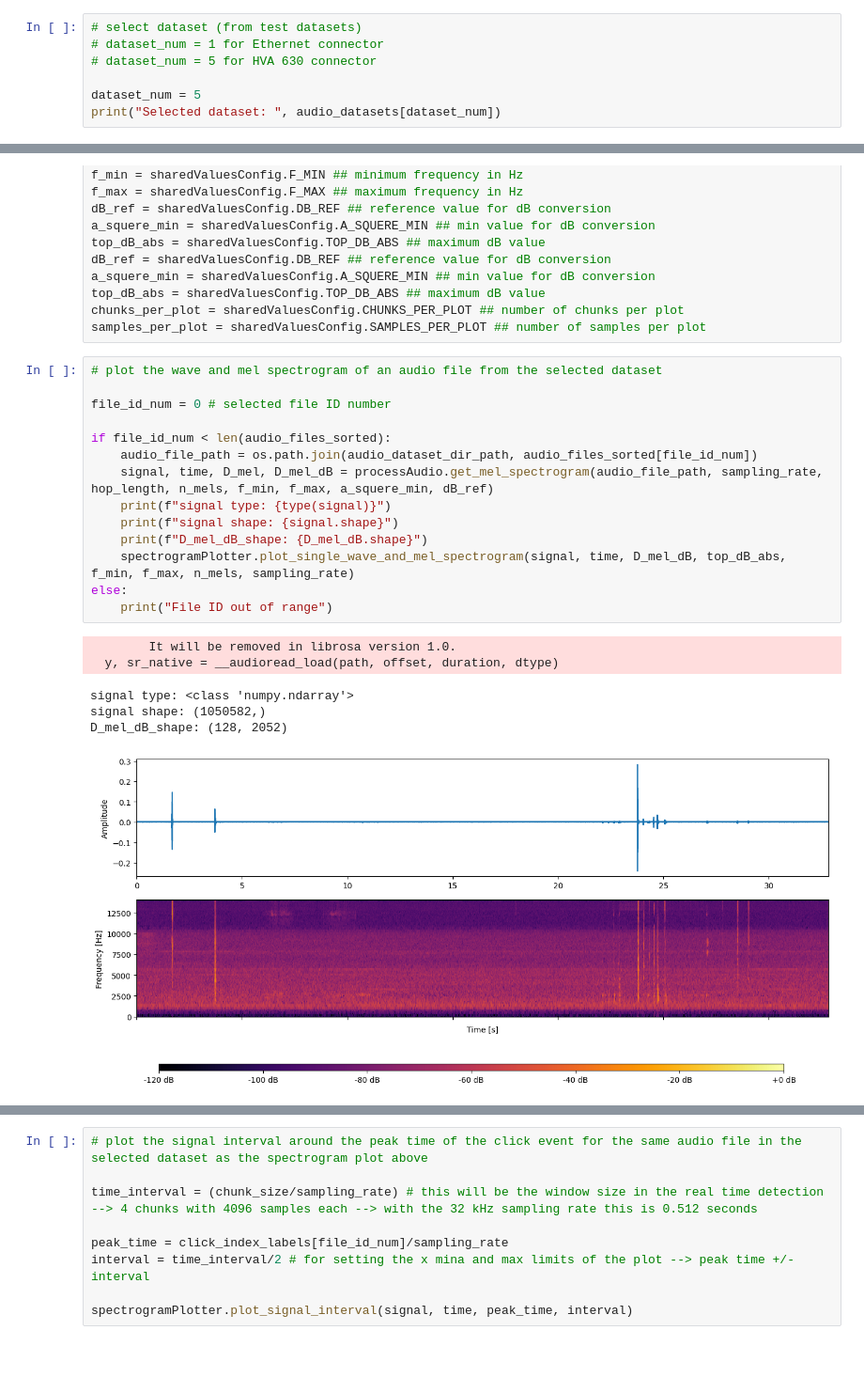
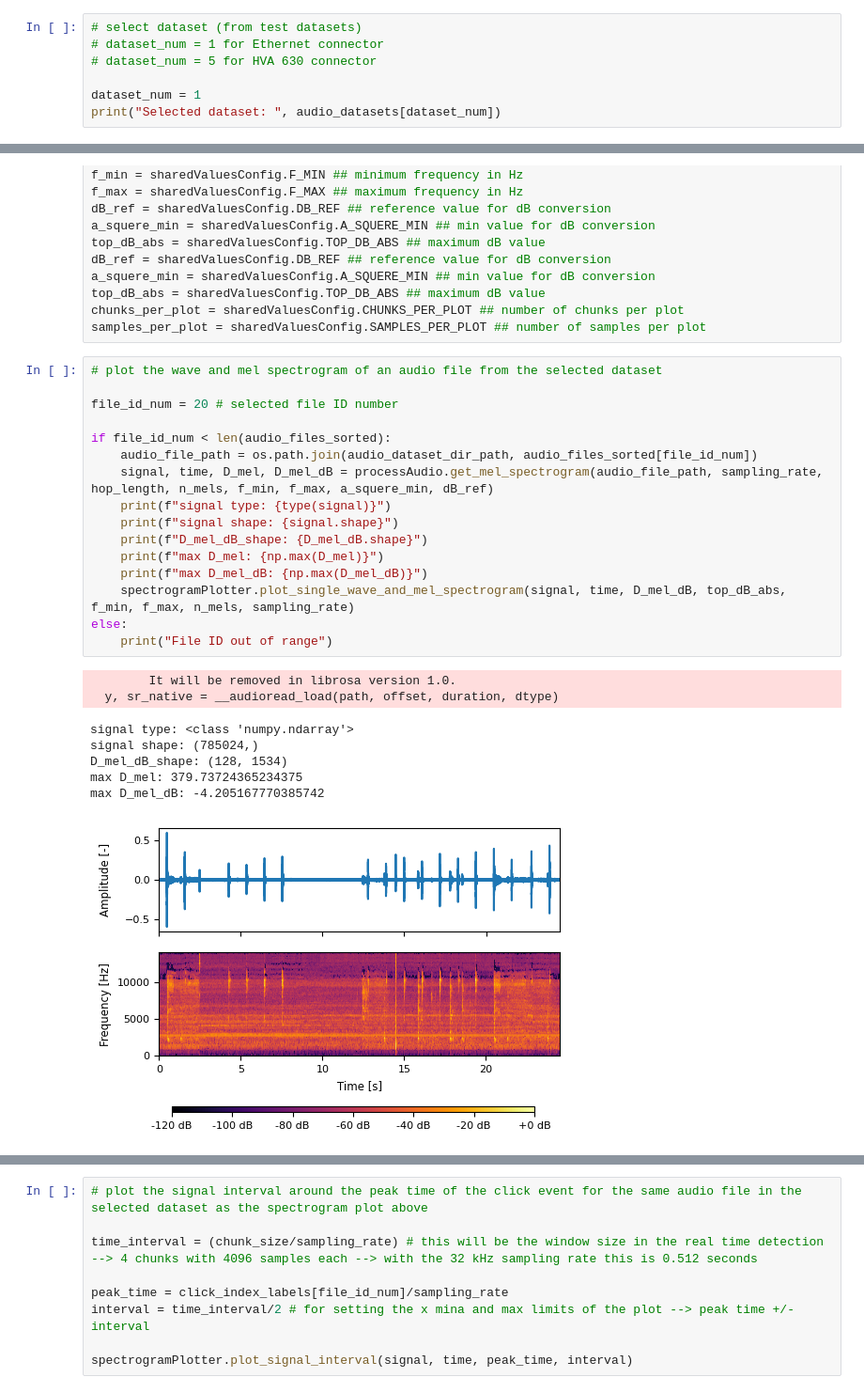
Before and after one commit to matteoseidl/Electrical_Connector_Click-Event_Detection, a Jupyter notebook: 01_Dataset/preprocessSingleClickAudioTest.ipynb, the cells around one changed output, grey strips where cells are left out. Shown at 94% size. Cells and saved outputs as stored; diff of their text form; blank space fills up the shorter version.

Commit message:
plot update

```diff
--- a/01_Dataset/preprocessSingleClickAudioTest.ipynb
+++ b/01_Dataset/preprocessSingleClickAudioTest.ipynb
@@ -61,6 +61,6 @@ print(audio_datasets)
 # dataset_num = 1 for Ethernet connector
 # dataset_num = 5 for HVA 630 connector
 
-dataset_num = 5
+dataset_num = 1
 print("Selected dataset: ", audio_datasets[dataset_num])
 # %% [output]
@@ -127,24 +127,28 @@ samples_per_plot = sharedValuesConfig.SAMPLES_PER_PLOT ## number of samples per
 # %%
 # plot the wave and mel spectrogram of an audio file from the selected dataset
 
-file_id_num = 0 # selected file ID number
+file_id_num = 20 # selected file ID number
 
 if file_id_num < len(audio_files_sorted):
     audio_file_path = os.path.join(audio_dataset_dir_path, audio_files_sorted[file_id_num])
     signal, time, D_mel, D_mel_dB = processAudio.get_mel_spectrogram(audio_file_path, sampling_rate, hop_length, n_mels, f_min, f_max, a_squere_min, dB_ref)
     print(f"signal type: {type(signal)}")
     print(f"signal shape: {signal.shape}")
     print(f"D_mel_dB_shape: {D_mel_dB.shape}")
+    print(f"max D_mel: {np.max(D_mel)}")
+    print(f"max D_mel_dB: {np.max(D_mel_dB)}")
     spectrogramPlotter.plot_single_wave_and_mel_spectrogram(signal, time, D_mel_dB, top_dB_abs, f_min, f_max, n_mels, sampling_rate)
 else:
     print("File ID out of range")
 # %% [output]
         It will be removed in librosa version 1.0.
   y, sr_native = __audioread_load(path, offset, duration, dtype)
 signal type: <class 'numpy.ndarray'>
-signal shape: (1050582,)
-D_mel_dB_shape: (128, 2052)
+signal shape: (785024,)
+D_mel_dB_shape: (128, 1534)
+max D_mel: 379.73724365234375
+max D_mel_dB: -4.205167770385742
-[figure, old version]
+[figure, new version]
 # %%
 click_index_labels = []
 for click_time_label in click_time_labels:
```
Also changed, not shown: parts of 3 cells of this notebook, 1 other file.
